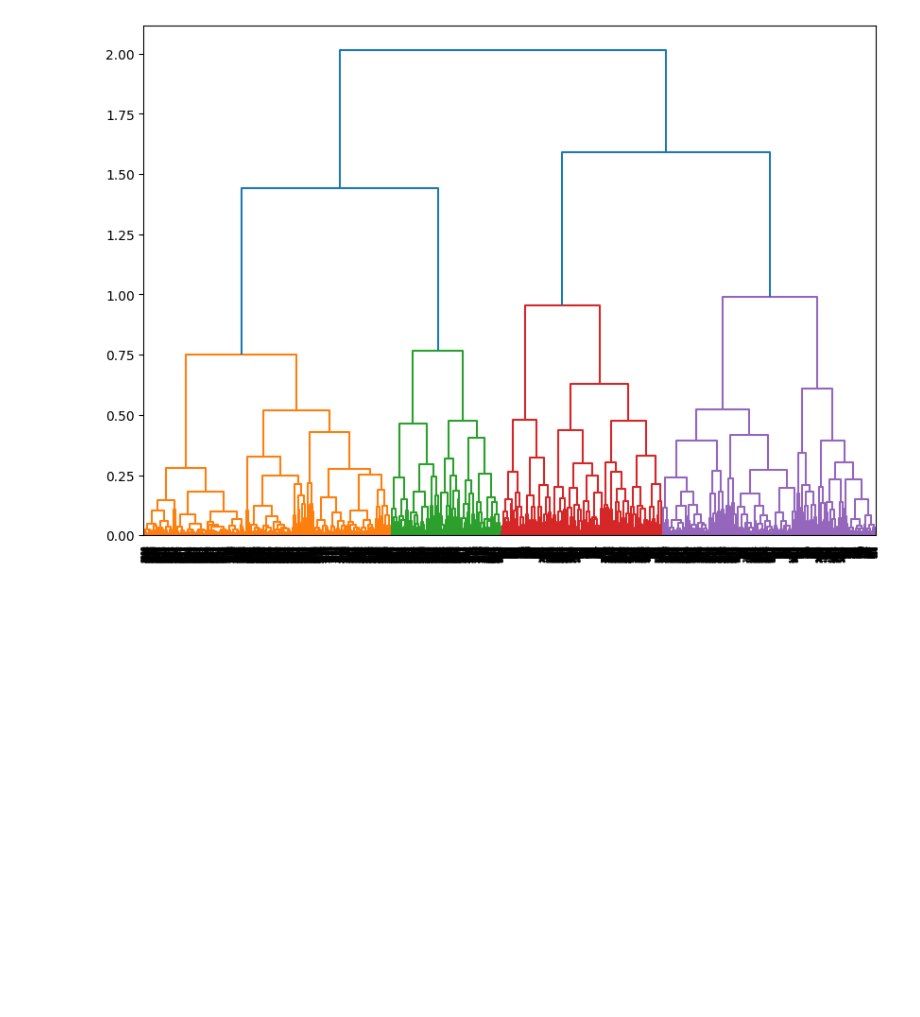
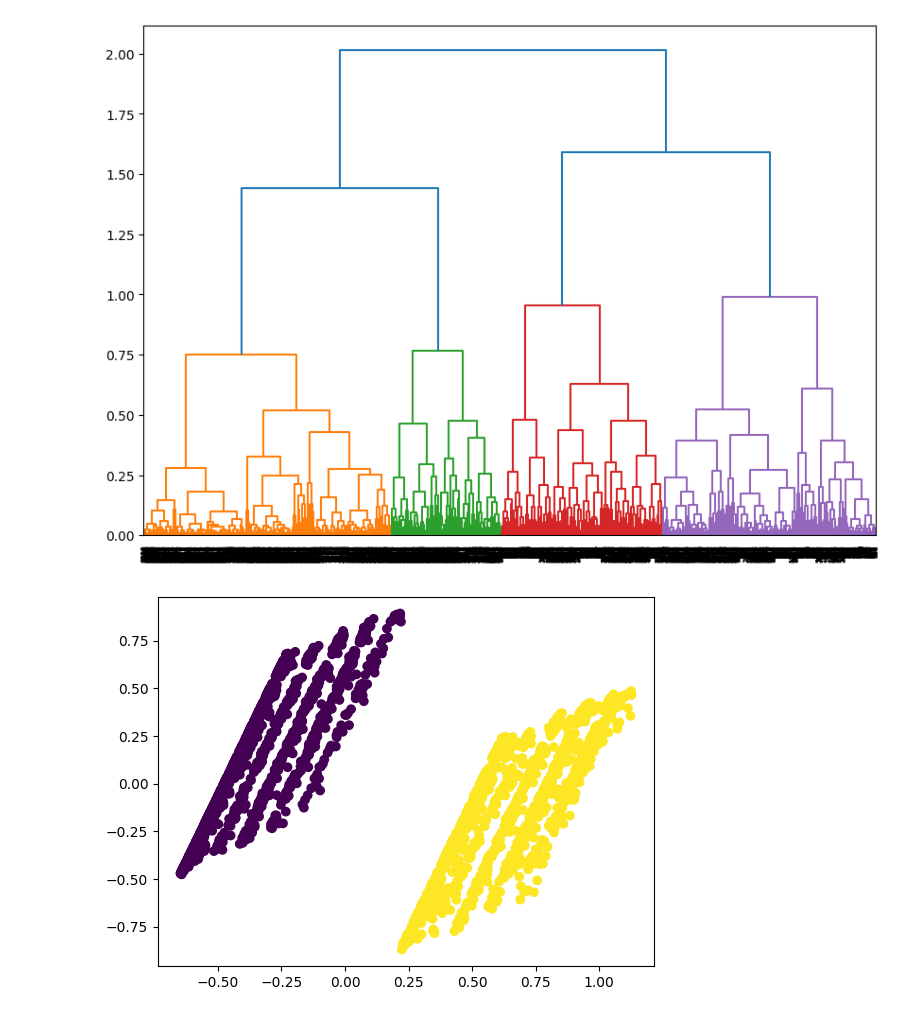
Before and after one commit to alejandroarmas/applied-ml, a Jupyter notebook: HW3/hierarchical_clustering.ipynb, the cells around one changed output. Drawn from its saved outputs; the diff is of its cells as text; code cells hidden in the pictures; blank space fills up the shorter version.

Commit message:
fix: no label plot for hierarchical, and tried to investigate k-means labelling issue to no avail

```diff
--- a/HW3/hierarchical_clustering.ipynb
+++ b/HW3/hierarchical_clustering.ipynb
@@ -19,9 +18,9 @@ plt.show()
 # %%
 from sklearn.cluster import AgglomerativeClustering
 
-cluserting = AgglomerativeClustering(n_clusters=2)
+clustering = AgglomerativeClustering(n_clusters=2)
 
-labels = cluserting.fit_predict(data_norm)
+labels = clustering.fit_predict(data_norm)
 print(f'{labels=}')
 # %% [output]
 labels=array([0, 0, 0, ..., 1, 0, 0])
@@ -47,3 +46,8 @@ dendrogram(Z)
 plt.show()
 # %% [output]
 [figure]
+# %%
+plt.scatter(X_pca[:, 0], X_pca[:, 1], c=labels)
+plt.show()
+# %% [output]
+[figure, added]
```
Also changed, not shown: parts of 1 cell of this notebook, 1 other file.
